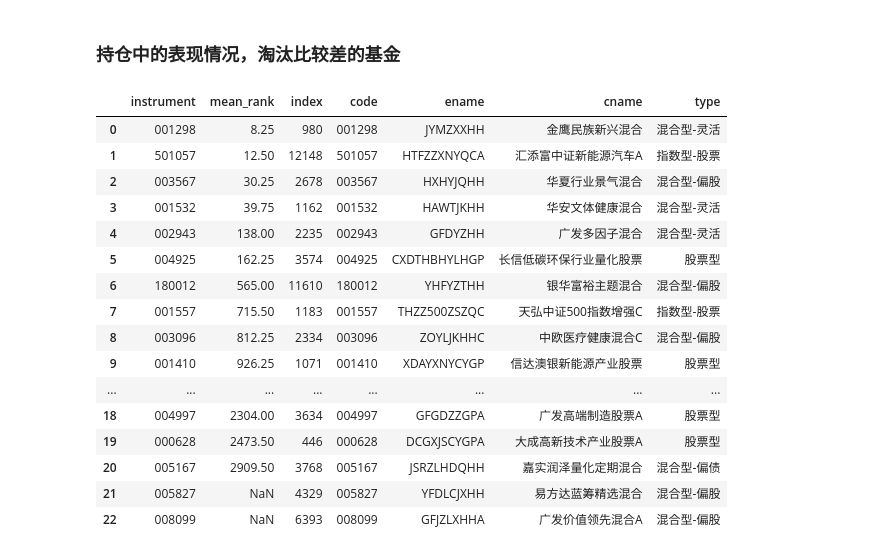
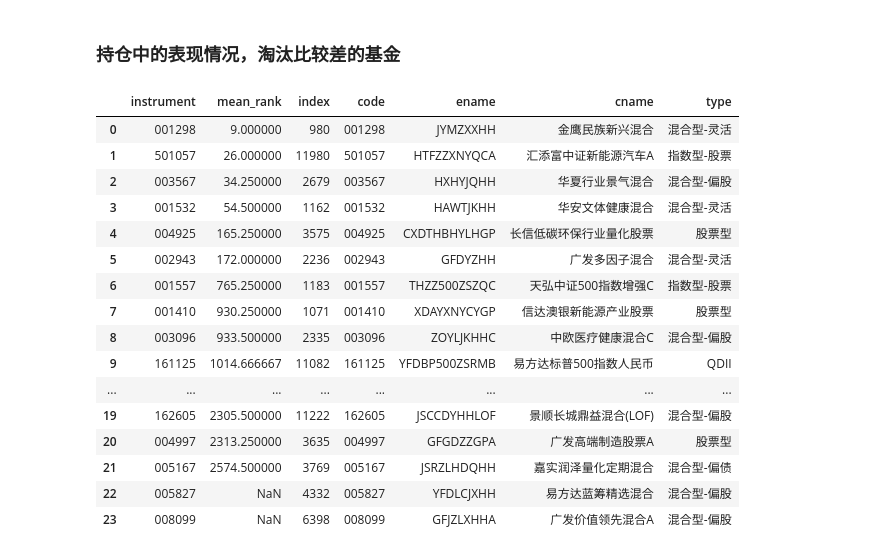
Before and after one commit to JamesWong1234/qlib, a Jupyter notebook: examples/fund-choice.ipynb, the cells around one changed output. Saved outputs shown, nothing was run; the diff lists cells and outputs as text; code cells hidden in the pictures.

```diff
--- a/examples/fund-choice.ipynb
+++ b/examples/fund-choice.ipynb
@@ -83,3 +113,0 @@ df_new = df_new.drop(columns = ['LJJZ_20d','LJJZ_60d','LJJZ_120d','LJJZ_240d','L
-# %%
-df_train = df_new[df_new['y_720d'].notnull()]
-df_test = df_new[df_new['y_720d'].isnull()]
@@ -115,8 +120,0 @@ df_train[(df_train['rank_of_average_rank']==10)&(df_train['datetime']=='2016-05-
-# %%
-df_test["rank_20d"] = df_test.groupby(['datetime'])["his_20d"].rank(method='min',ascending=False)
-df_test["rank_60d"] = df_test.groupby(['datetime'])["his_60d"].rank(method='min',ascending=False)
-df_test["rank_120d"] = df_test.groupby(['datetime'])["his_120d"].rank(method='min',ascending=False)
-df_test["rank_240d"] = df_test.groupby(['datetime'])["his_240d"].rank(method='min',ascending=False)
-df_test["rank_480d"] = df_test.groupby(['datetime'])["his_480d"].rank(method='min',ascending=False)
-df_test["rank_720d"] = df_test.groupby(['datetime'])["his_720d"].rank(method='min',ascending=False)
-df_test.index = range(len(df_test))
@@ -141,4 +120,0 @@ See the caveats in the documentation: https://pandas.pydata.org/pandas-docs/stab
-# %%
-df_test["average_rank"] = df_test["rank_20d"] * w1 + df_test["rank_60d"] * w2 + df_test["rank_120d"] * w3 + df_test["rank_240d"] * w4 + df_test["rank_480d"] * w5 + df_test["rank_720d"] * w6
-df_test["rank_of_average_rank"] = df_test.groupby(['datetime'])["average_rank"].rank(method='min')
-df_test.index = range(len(df_test))
@@ -272,7 +338,7 @@ get_list_by_no(no='001532',date='2021-04-23')
 过去4个月都在前100，建议购买
 # %%
 topN = 100
-date_list = ['2021-04-23','2021-05-24','2021-06-23','2021-07-23']
+date_list = ['2019-11-22','2020-11-24','2021-05-24','2021-08-05']
 df_date_list = pd.DataFrame({'date':date_list})
 
 def get_topN_for_months(df_test, topN,df_date_list):
@@ -293,6 +359,7 @@ def get_topN_for_months(df_test, topN,df_date_list):
     return pd.merge(df_left, df_fund_code, how='left', left_on='instrument', right_on='code')
 
 df_result = get_topN_for_months(df_test, topN,df_date_list)
-df_result[df_result['date'] == '2021-07-23' ]
+df_result
+df_result[df_result['date'] == '2021-08-05' ]
 # %% [output]
 |  | instrument | datetime | average_rank | rank_of_average_rank | date | max_rank | index | code | ... |
@@ -327,48 +406,48 @@ my_fund_list = [
 '163417',
 '001410',
 '001298',
 '003567',
 '005167',
-'003096','001632','004925']
+'003096','001632','004925','161125']
 df_no_list = pd.DataFrame({'no':my_fund_list})
 
-date_list = ['2021-04-23','2021-05-24','2021-06-23','2021-07-23']
+date_list = ['2021-04-23','2021-05-24','2021-06-23','2021-08-06']
 
 def get_list_by_no_list(df_test, df_no_list,date_list):
     # condider Date
     df_date_list = pd.DataFrame({'date':date_list})
     df_date_list['date'] = pd.to_datetime(df_date_list['date'])
     df_left = df_test[['instrument','datetime','average_rank','rank_of_average_rank']].sort_values(by=['rank_of_average_rank'])
     df_left = pd.merge(df_left, df_date_list, how='inner', left_on='datetime', right_on='date')
 
     df_left = df_left[['instrument','datetime','average_rank','rank_of_average_rank']].sort_values(by=['rank_of_average_rank'])
     df_left = pd.merge(df_left, df_no_list, how='inner', left_on='instrument', right_on='no')
 
         # consider TopN
     df_max_rank = pd.DataFrame()
     df_max_rank["mean_rank"] = df_left.groupby(['instrument'])["rank_of_average_rank"].mean()
     df_max_rank = df_max_rank.reset_index().sort_values(by=['mean_rank'])
 
     df_fund_code = read_fund_code_from_DB()
     return pd.merge(df_max_rank, df_fund_code, how='left', left_on='instrument', right_on='code')
 
 df_result = get_list_by_no_list(df_test,df_no_list,date_list)
 df_result
 # %% [output]
 |  | instrument | mean_rank | index | code | ename | cname | type |
-| 0 | 001298 | 8.25 | 980 | 001298 | JYMZXXHH | 金鹰民族新兴混合 | 混合型-灵活 |
-| 1 | 501057 | 12.50 | 12148 | 501057 | HTFZZXNYQCA | 汇添富中证新能源汽车A | 指数型-股票 |
-| 2 | 003567 | 30.25 | 2678 | 003567 | HXHYJQHH | 华夏行业景气混合 | 混合型-偏股 |
-| 3 | 001532 | 39.75 | 1162 | 001532 | HAWTJKHH | 华安文体健康混合 | 混合型-灵活 |
-| 4 | 002943 | 138.00 | 2235 | 002943 | GFDYZHH | 广发多因子混合 | 混合型-灵活 |
-| 5 | 004925 | 162.25 | 3574 | 004925 | CXDTHBHYLHGP | 长信低碳环保行业量化股票 | 股票型 |
-| 6 | 180012 | 565.00 | 11610 | 180012 | YHFYZTHH | 银华富裕主题混合 | 混合型-偏股 |
-| 7 | 001557 | 715.50 | 1183 | 001557 | THZZ500ZSZQC | 天弘中证500指数增强C | 指数型-股票 |
-| 8 | 003096 | 812.25 | 2334 | 003096 | ZOYLJKHHC | 中欧医疗健康混合C | 混合型-偏股 |
-| 9 | 001410 | 926.25 | 1071 | 001410 | XDAYXNYCYGP | 信达澳银新能源产业股票 | 股票型 |
+| 0 | 001298 | 9.000000 | 980 | 001298 | JYMZXXHH | 金鹰民族新兴混合 | 混合型-灵活 |
+| 1 | 501057 | 26.000000 | 11980 | 501057 | HTFZZXNYQCA | 汇添富中证新能源汽车A | 指数型-股票 |
+| 2 | 003567 | 34.250000 | 2679 | 003567 | HXHYJQHH | 华夏行业景气混合 | 混合型-偏股 |
+| 3 | 001532 | 54.500000 | 1162 | 001532 | HAWTJKHH | 华安文体健康混合 | 混合型-灵活 |
+| 4 | 004925 | 165.250000 | 3575 | 004925 | CXDTHBHYLHGP | 长信低碳环保行业量化股票 | 股票型 |
+| 5 | 002943 | 172.000000 | 2236 | 002943 | GFDYZHH | 广发多因子混合 | 混合型-灵活 |
+| 6 | 001557 | 765.250000 | 1183 | 001557 | THZZ500ZSZQC | 天弘中证500指数增强C | 指数型-股票 |
+| 7 | 001410 | 930.250000 | 1071 | 001410 | XDAYXNYCYGP | 信达澳银新能源产业股票 | 股票型 |
+| 8 | 003096 | 933.500000 | 2335 | 003096 | ZOYLJKHHC | 中欧医疗健康混合C | 混合型-偏股 |
+| 9 | 161125 | 1014.666667 | 11082 | 161125 | YFDBP500ZSRMB | 易方达标普500指数人民币 | QDII |
 | ... | ... | ... | ... | ... | ... | ... | ... |
-| 18 | 004997 | 2304.00 | 3634 | 004997 | GFGDZZGPA | 广发高端制造股票A | 股票型 |
-| 19 | 000628 | 2473.50 | 446 | 000628 | DCGXJSCYGPA | 大成高新技术产业股票A | 股票型 |
-| 20 | 005167 | 2909.50 | 3768 | 005167 | JSRZLHDQHH | 嘉实润泽量化定期混合 | 混合型-偏债 |
-| 21 | 005827 | NaN | 4329 | 005827 | YFDLCJXHH | 易方达蓝筹精选混合 | 混合型-偏股 |
-| 22 | 008099 | NaN | 6393 | 008099 | GFJZLXHHA | 广发价值领先混合A | 混合型-偏股 |
+| 19 | 162605 | 2305.500000 | 11222 | 162605 | JSCCDYHHLOF | 景顺长城鼎益混合(LOF) | 混合型-偏股 |
+| 20 | 004997 | 2313.250000 | 3635 | 004997 | GFGDZZGPA | 广发高端制造股票A | 股票型 |
+| 21 | 005167 | 2574.500000 | 3769 | 005167 | JSRZLHDQHH | 嘉实润泽量化定期混合 | 混合型-偏债 |
+| 22 | 005827 | NaN | 4332 | 005827 | YFDLCJXHH | 易方达蓝筹精选混合 | 混合型-偏股 |
+| 23 | 008099 | NaN | 6398 | 008099 | GFJZLXHHA | 广发价值领先混合A | 混合型-偏股 |
```
Also changed, not shown: parts of 41 cells of this notebook, 2 other files.
